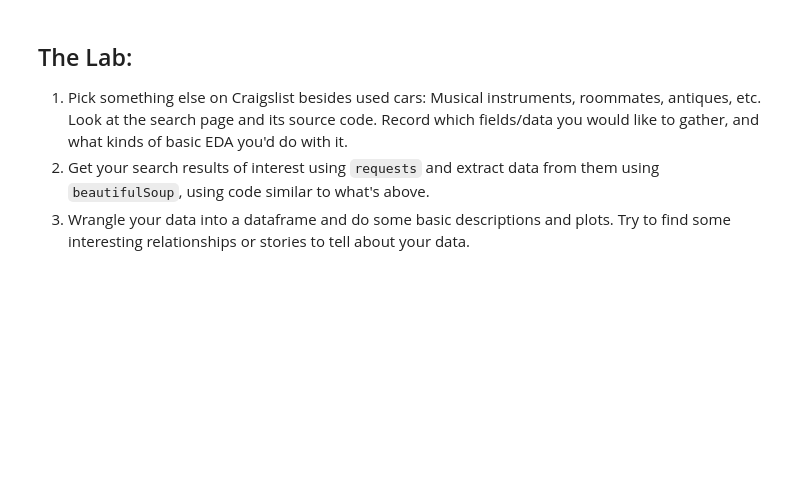
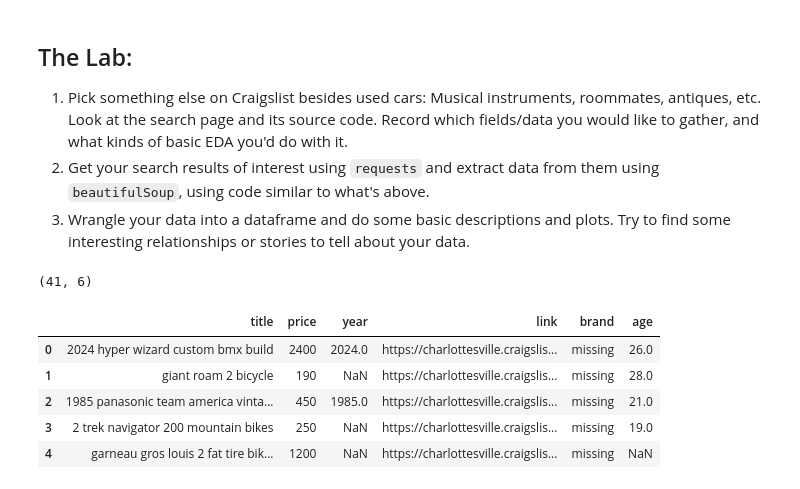
Before and after one commit to teaganabritten/wranglingfork, a Jupyter notebook: lab/lab_notebook.ipynb, the cells around one changed output. Saved outputs shown, nothing was run; the diff lists cells and outputs as text; code cells hidden in the pictures; blank space fills up the shorter version.

```diff
--- a/lab/lab_notebook.ipynb
+++ b/lab/lab_notebook.ipynb
@@ -221,0 +252,18 @@ listings = bsObj.find_all(class_="cl-static-search-result") # Find all listings
+# %%
+df2 = pd.DataFrame.from_dict(data2)
+df2['price'] = df2['price'].str.replace('$','')
+df2['price'] = df2['price'].str.replace(',','')
+df2['price'] = pd.to_numeric(df2['price'],errors='coerce')
+df2['year'] = pd.to_numeric(df2['year'],errors='coerce')
+df2['age'] = 2025-df['year']
+print(df2.shape)
+#df.to_csv('./src/craigslist_cville_cars.csv') # Save data in case of a disaster
+df2.head()
+# %% [output]
+(41, 6)
+|  | title | price | year | link | brand | age |
+| 0 | 2024 hyper wizard custom bmx build | 2400 | 2024.0 | https://charlottesville.craigslis... | missing | 26.0 |
+| 1 | giant roam 2 bicycle | 190 | NaN | https://charlottesville.craigslis... | missing | 28.0 |
+| 2 | 1985 panasonic team america vinta... | 450 | 1985.0 | https://charlottesville.craigslis... | missing | 21.0 |
+| 3 | 2 trek navigator 200 mountain bikes | 250 | NaN | https://charlottesville.craigslis... | missing | 19.0 |
+| 4 | garneau gros louis 2 fat tire bik... | 1200 | NaN | https://charlottesville.craigslis... | missing | NaN |
```
Also changed, not shown: parts of 9 cells of this notebook.
